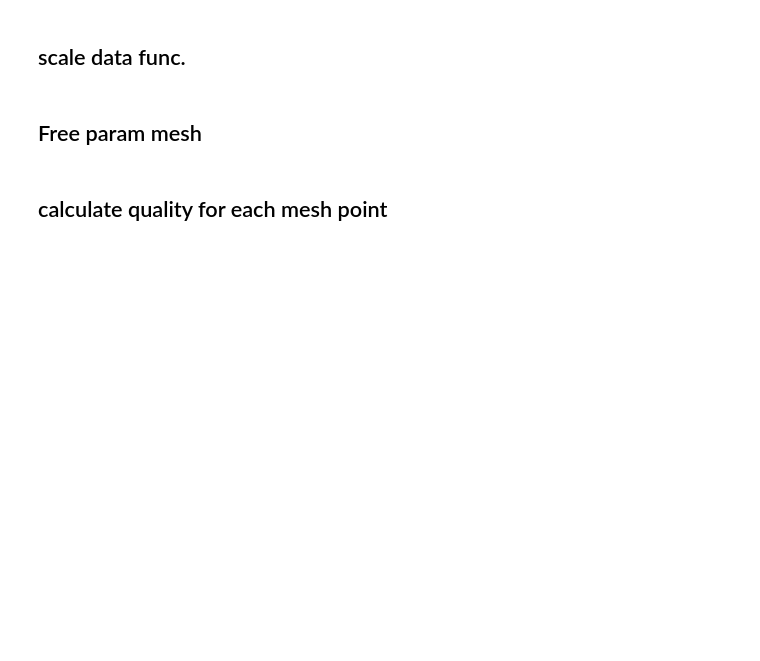
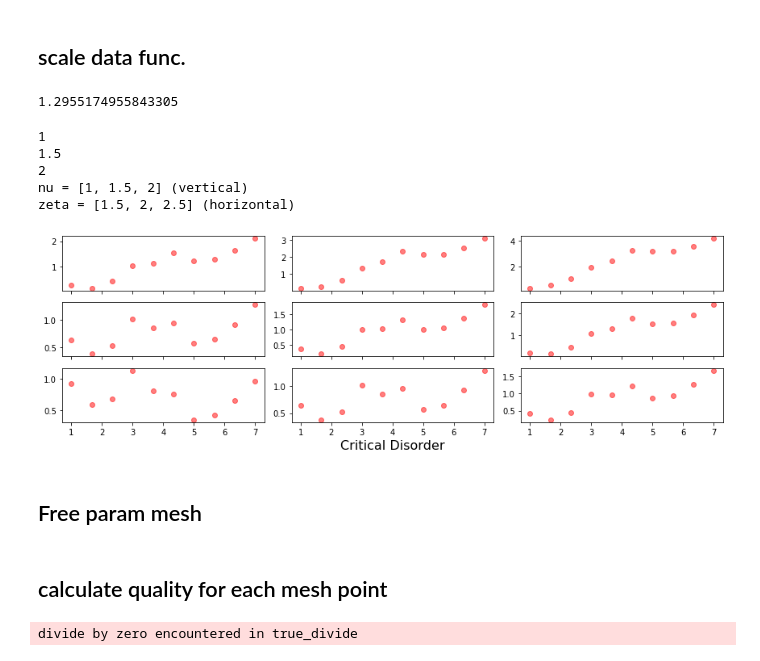
Before and after one commit to tonton-golio/mbl-intrinsicDim, a Jupyter notebook: scaling_new_new.ipynb, the cells around one changed output. Cells and saved outputs as stored; diff of their text form; code cells hidden in the pictures; blank space fills up the shorter version.

```diff
--- a/scaling_new_new.ipynb
+++ b/scaling_new_new.ipynb
@@ -52,4 +75,34 @@ def goal_function(rho_c = 3., nu=2.2, zeta=1.2):
     return quality(XX,YY,dYY)
-# %% [markdown]
-## Free param mesh
+# %%
+goal_function()
+# %% [output]
+1.2955174955843305
+# %%
+fig, ax = plt.subplots(3,3, figsize=(12,4), sharex=True)
+
+for index0, nu in enumerate([1,1.5,2]):
+    print(nu)
+    for index1, zeta in enumerate([1.5,2,2.5]):
+        for r in np.linspace(1,7,10):
+            ax[index0,index1].scatter(r,goal_function(r,nu,zeta), c='r', alpha=.5)
+
+print('nu = [1, 1.5, 2] (vertical)')
+print('zeta = [1.5, 2, 2.5] (horizontal)')
+
+ax[2,1].set_xlabel('Critical Disorder', fontsize=16)
+
+
+
+
+
+plt.tight_layout()
+# %% [output]
+1
+1.5
+2
+nu = [1, 1.5, 2] (vertical)
+zeta = [1.5, 2, 2.5] (horizontal)
+[figure, added]
+# %% [markdown]
+## Free param mesh
 # %%
@@ -59,13 +112,19 @@ zeta_for_mesh = np.linspace(1,2.5,5)
 
 rho_c_mesh, nu_mesh, zeta_mesh = np.meshgrid(rho_c_for_mesh,nu_for_mesh,zeta_for_mesh,indexing='ij')
 quality_mesh = np.zeros(np.shape(rho_c_mesh))
-# %% [markdown]
-## calculate quality for each mesh point
+# %% [markdown]
+## calculate quality for each mesh point
 # %%
+real_data = []
+
 for index3, rho_3, nu_3, z_3 in tqdm(zip(range(len(rho_c_mesh)),rho_c_mesh , nu_mesh, zeta_mesh)):
-    #print(rho_3, nu_3, a_3,'\n')
     for index2, rho_2, nu_2, z_2 in zip(range(len(rho_3)),rho_3, nu_3, z_3):
-        #print(rho_2, nu_2, a_2,'\n')
         for index1, rho_1, nu_1, z_1 in zip(range(len(rho_2)),rho_2, nu_2, z_2):
-            quality_mesh[index3,index2,index1] = 1/goal_function(rho_1, nu_1, z_1)
+            q = goal_function(rho_1, nu_1, z_1)
+            quality_mesh[index3,index2,index1] = q
+            real_data.append([rho_1, nu_1, z_1, q])
             #print(quality_mesh)
+
+real_data = np.array(real_data)
+# %% [output]
+divide by zero encountered in true_divide
```
Also changed, not shown: parts of 15 cells of this notebook.
